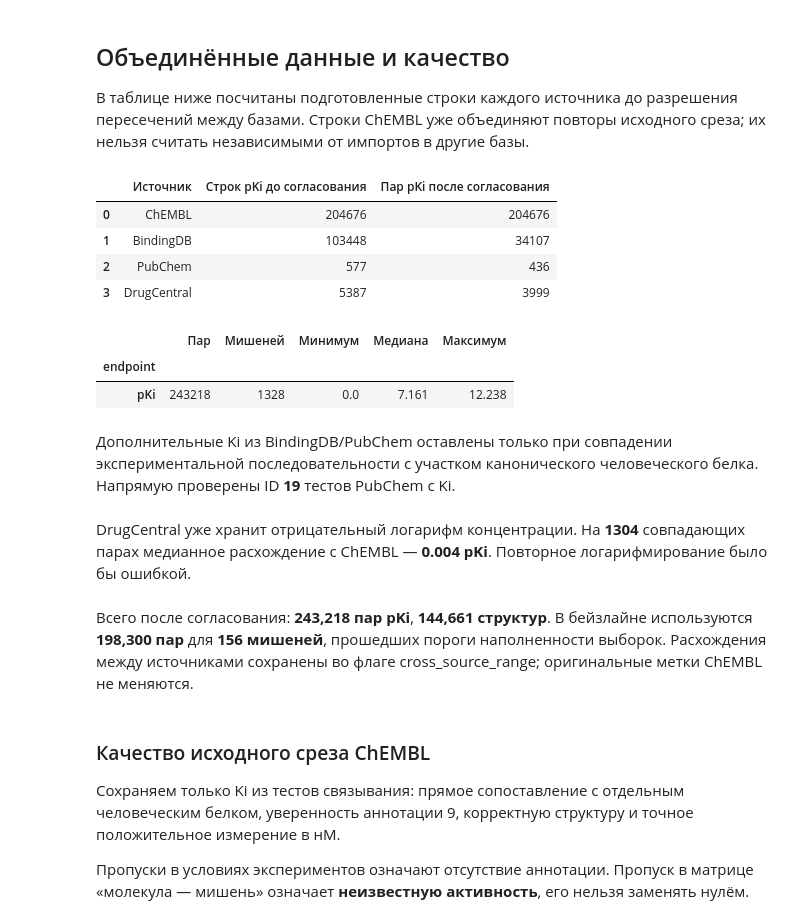
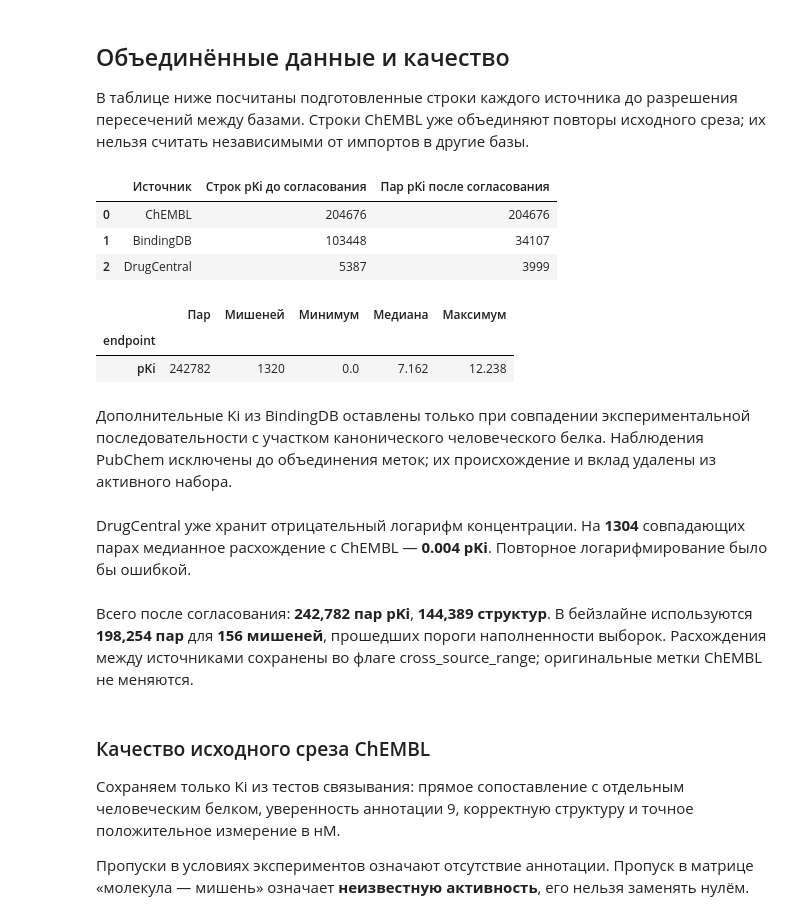
Before and after one commit to TimothyShumilov/Year_project_2026-2027_drug_repurposing, a Jupyter notebook: EDA.ipynb, the cells around one changed output. Drawn from its saved outputs; the diff is of its cells as text; code cells hidden in the pictures.

```diff
--- a/EDA.ipynb
+++ b/EDA.ipynb
@@ -151,41 +169,40 @@ display(pd.DataFrame({'Показатель': ['Исходных измерен
 В таблице ниже посчитаны подготовленные строки каждого источника до разрешения пересечений между базами. Строки ChEMBL уже объединяют повторы исходного среза; их нельзя считать независимыми от импортов в другие базы.
 # %%
 MULTI_RESULTS = ROOT / 'results/multisource'
-MULTI_DATA = ROOT / 'data/multisource'
+from multisource_data import DATA as MULTI_DATA
 multi_eda = json.loads((MULTI_RESULTS / 'data_summary.json').read_text())
 multi_baseline = json.loads((MULTI_RESULTS / 'baseline_summary.json').read_text())
 source_usage = json.loads((MULTI_RESULTS / 'pki_source_usage.json').read_text())
 display(pd.DataFrame(source_usage['sources'])[['source','prepared_observations','curated_pairs_all_targets']]
     .rename(columns={'source':'Источник','prepared_observations':'Строк pKi до согласования',
                      'curated_pairs_all_targets':'Пар pKi после согласования'}))
 multi_pairs = pd.read_parquet(MULTI_DATA / 'pairs.parquet').query("endpoint == 'pKi'")
 display(multi_pairs.groupby('endpoint').agg(Пар=('label','size'), Мишеней=('target_id','nunique'),
     Минимум=('label','min'), Медиана=('label','median'), Максимум=('label','max')).round(3))
 scale_audit = json.loads((MULTI_RESULTS / 'drugcentral_scale_audit.json').read_text())
-display(Markdown('Дополнительные Ki из BindingDB/PubChem оставлены только при совпадении '
+display(Markdown('Дополнительные Ki из BindingDB оставлены только при совпадении '
     'экспериментальной последовательности с участком канонического человеческого белка. '
-    f"Напрямую проверены ID **{len(source_usage['pubchem_pki_assay_ids'])}** тестов PubChem с Ki."))
+    'Наблюдения PubChem исключены до объединения меток; их происхождение и вклад удалены из активного набора.'))
 display(Markdown(f"DrugCentral уже хранит отрицательный логарифм концентрации. "
     f"На **{scale_audit['overlapping_exact_structure_target_pairs']}** совпадающих парах медианное "
     f"расхождение с ChEMBL — **{scale_audit['median_absolute_difference_if_ACT_VALUE_is_pKi']:.3f} pKi**. "
     "Повторное логарифмирование было бы ошибкой."))
 display(Markdown(f"Всего после согласования: **{multi_eda['pairs_by_endpoint']['pKi']:,} пар pKi**, "
     f"**{source_usage['curated_molecules']:,} структур**. "
     f"В бейзлайне используются **{source_usage['benchmark_pairs']:,} пар** для "
     f"**{source_usage['benchmark_targets']} мишеней**, прошедших пороги наполненности выборок. "
     "Расхождения между источниками сохранены во флаге cross_source_range; оригинальные метки ChEMBL не меняются."))
 # %% [output]
 |  | Источник | Строк pKi до согласования | Пар pKi после согласования |
 | 0 | ChEMBL | 204676 | 204676 |
 | 1 | BindingDB | 103448 | 34107 |
-| 2 | PubChem | 577 | 436 |
-| 3 | DrugCentral | 5387 | 3999 |
+| 2 | DrugCentral | 5387 | 3999 |
 |  | Пар | Мишеней | Минимум | Медиана | Максимум |
 | endpoint |  |  |  |  |  |
-| pKi | 243218 | 1328 | 0.0 | 7.161 | 12.238 |
+| pKi | 242782 | 1320 | 0.0 | 7.162 | 12.238 |
-Дополнительные Ki из BindingDB/PubChem оставлены только при совпадении экспериментальной последовательности с участком канонического человеческого белка. Напрямую проверены ID **19** тестов PubChem с Ki.
+Дополнительные Ki из BindingDB оставлены только при совпадении экспериментальной последовательности с участком канонического человеческого белка. Наблюдения PubChem исключены до объединения меток; их происхождение и вклад удалены из активного набора.
 DrugCentral уже хранит отрицательный логарифм концентрации. На **1304** совпадающих парах медианное расхождение с ChEMBL — **0.004 pKi**. Повторное логарифмирование было бы ошибкой.
-Всего после согласования: **243,218 пар pKi**, **144,661 структур**. В бейзлайне используются **198,300 пар** для **156 мишеней**, прошедших пороги наполненности выборок. Расхождения между источниками сохранены во флаге cross_source_range; оригинальные метки ChEMBL не меняются.
+Всего после согласования: **242,782 пар pKi**, **144,389 структур**. В бейзлайне используются **198,254 пар** для **156 мишеней**, прошедших пороги наполненности выборок. Расхождения между источниками сохранены во флаге cross_source_range; оригинальные метки ChEMBL не меняются.
 # %% [markdown]
 ### Качество исходного среза ChEMBL
 
```
Also changed, not shown: parts of 9 cells of this notebook, 34 other files.
